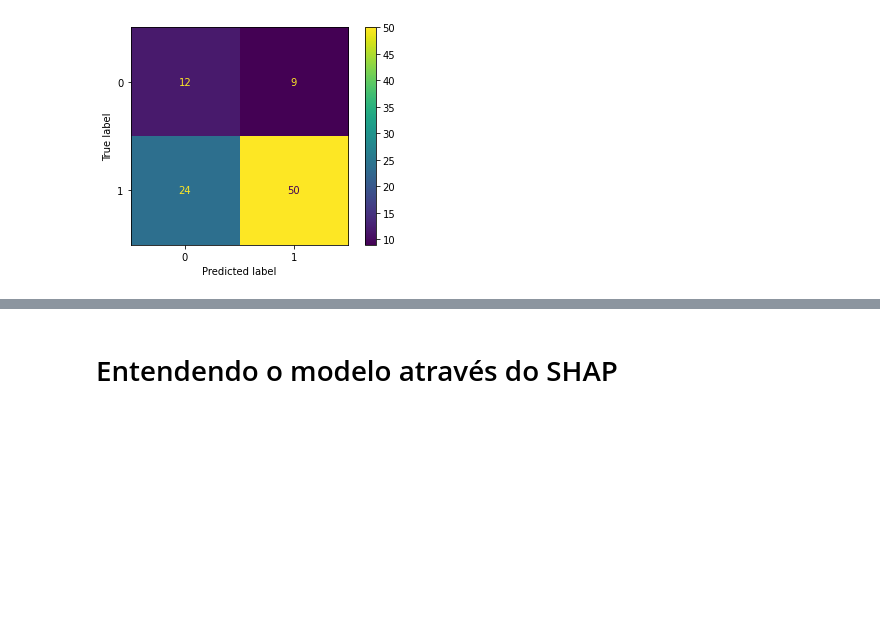
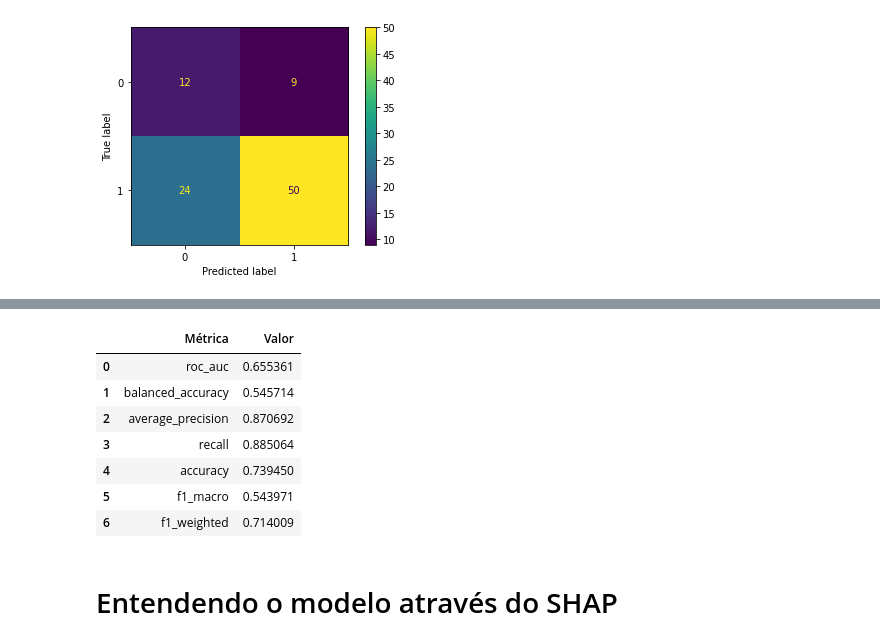
Before and after one commit to paulorobertolds/Bootcamp_corruption, a Jupyter notebook: Copy_of_Cópia_de_Análise_do_projeto_com_Voting_Gridsearch_Baysean_Over_sampling.ipynb, the cells around one changed output, grey strips where cells are left out. Saved outputs shown, nothing was run; the diff lists cells and outputs as text; code cells hidden in the pictures; blank space fills up the shorter version.

```diff
--- a/Copy_of_Cópia_de_Análise_do_projeto_com_Voting_Gridsearch_Baysean_Over_sampling.ipynb
+++ b/Copy_of_Cópia_de_Análise_do_projeto_com_Voting_Gridsearch_Baysean_Over_sampling.ipynb
@@ -682,3 +678,14 @@ printMetrics(vot,X,y,cv=10)
+# %%
+printMetrics(bnli,X,y,cv=10)
+# %% [output]
+|  | Métrica | Valor |
+| 0 | roc_auc | 0.655361 |
+| 1 | balanced_accuracy | 0.545714 |
+| 2 | average_precision | 0.870692 |
+| 3 | recall | 0.885064 |
+| 4 | accuracy | 0.739450 |
+| 5 | f1_macro | 0.543971 |
+| 6 | f1_weighted | 0.714009 |
 # %% [markdown]
 # Entendendo o modelo através do SHAP
 # %%
```
Also changed, not shown: parts of 12 cells of this notebook.
